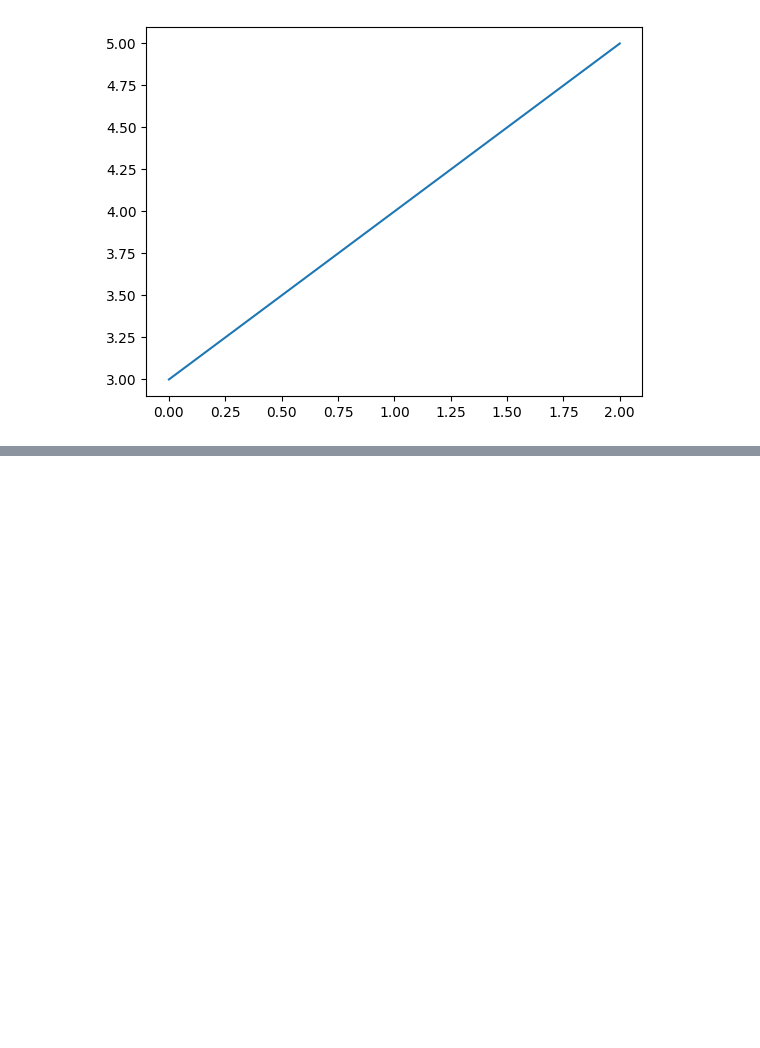
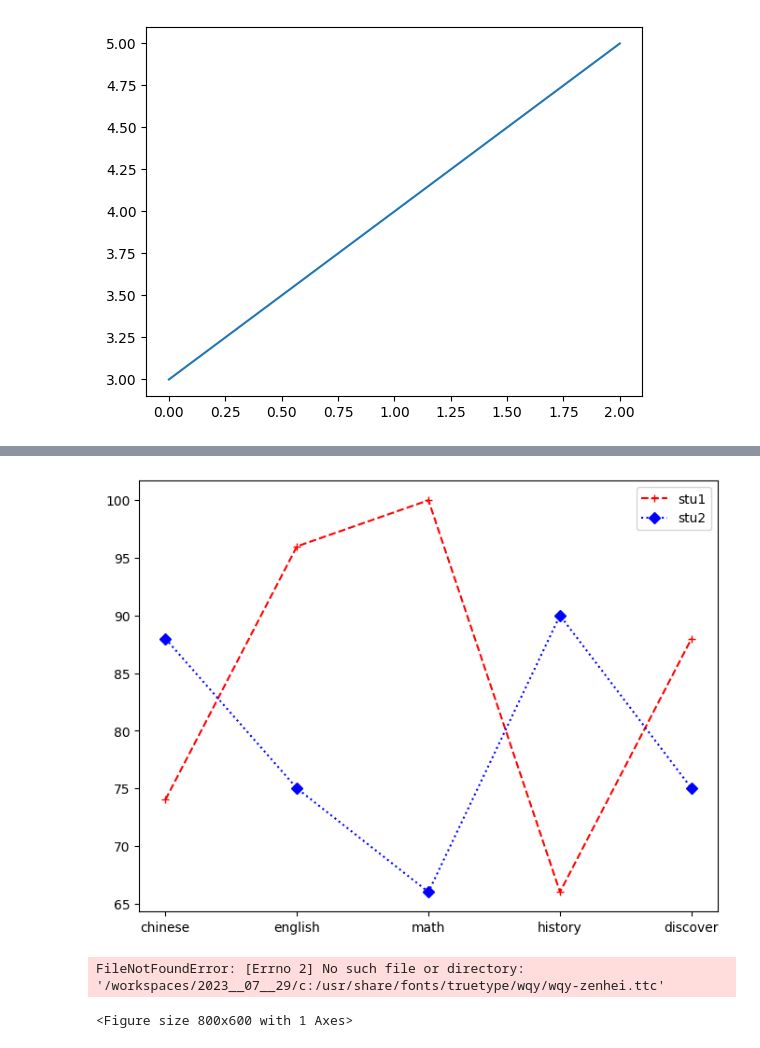
Before and after one commit to kevin20230725/2023__07__29, a Jupyter notebook: lesson14_2.ipynb, the cells around one changed output, grey strips where cells are left out. Drawn from its saved outputs; the diff is of its cells as text; code cells hidden in the pictures; blank space fills up the shorter version.

```diff
--- a/lesson14_2.ipynb
+++ b/lesson14_2.ipynb
@@ -20,0 +51,48 @@ plt.show()
+# %%
+import matplotlib.pyplot as plt
+
+student1 = {'chinese':74,'english':96,'math':100,'history':66,'discover':88}
+student1.keys()
+student1.values()
+
+figure = plt.figure(figsize=(8,6),dpi=100,facecolor='#cccccc')     #dpi = 解析度(預設100)、facecolor = R(cc) G(cc) B(cc) 因為依樣所以底為灰色
+axes1 = figure.add_subplot()
+axes1.plot(student1.keys(),student1.values(),'r--+',label='stu1')       # r 是顏色(紅色)、--是線的表示方式、+是點的表示方式
+
+student2 = {'chinese':88,'english':75,'math':66,'history':90,'discover':75}
+axes1.plot(student2.values(),'b:D',label='stu2')
+
+axes1.legend()      #顯示label框框
+plt.show()
+# %% [output]
+[figure, added]
+# %%
+#使用codespace 要安裝中文字型
+#install  要加-y
+#命令列:sudo apt-get update -y
+#命令列:sudo apt-get install -y fonts-wqy-zenhei
+#說明網址:https://askubuntu.com/questions/490829/how-can-i-install-chinese-fonts-on-kubuntu-14-04
+#字型位置:/usr/share/fonts/truetype/wqy/wqy-zenhei.ttc
+
+import matplotlib.pyplot as plt
+from matplotlib.font_manager import FontProperties
+#mac
+#font=FontProperties(fname='/Library/Fonts/Arial Unicode.ttf',size=8)
+#font1=FontProperties(fname='/Library/Fonts/Arial Unicode.ttf',size=12)
+#font=FontProperties(fname='/usr/share/fonts/truetype/wqy/wqy-zenhei.ttc',size=8)
+#font1=FontProperties(fname='/usr/share/fonts/truetype/wqy/wqy-zenhei.ttc',size=12)
+
+#window
+#font=FontProperties(fname=r'c:\windows\fonts\simsun.ttc',size=8)
+font=FontProperties(fname=r'c:/usr/share/fonts/truetype/wqy/wqy-zenhei.ttc',size=8)
+
+
+student1 = {'國文':74,'英文':96,'數學':100,'歷史':66,'地理':88}
+figure = plt.figure(figsize=(8,6),dpi=100,facecolor='#cccccc')     #dpi = 解析度(預設100)、facecolor = R(cc) G(cc) B(cc)
+axes1 = figure.add_subplot()
+axes1.plot(student1.keys(),student1.values(),'r--+',label='stu1')       # r 是顏色(紅色)、--是線的表示方式、+是點的表示方式
+axes1.set_xticklabels(student1.keys(),fontproperties=font)
+plt.show()
+# %% [output]
+FileNotFoundError: [Errno 2] No such file or directory: '/workspaces/2023__07__29/c:/usr/share/fonts/truetype/wqy/wqy-zenhei.ttc'
+<Figure size 800x600 with 1 Axes>
```
Also changed, not shown: parts of 3 cells of this notebook.
